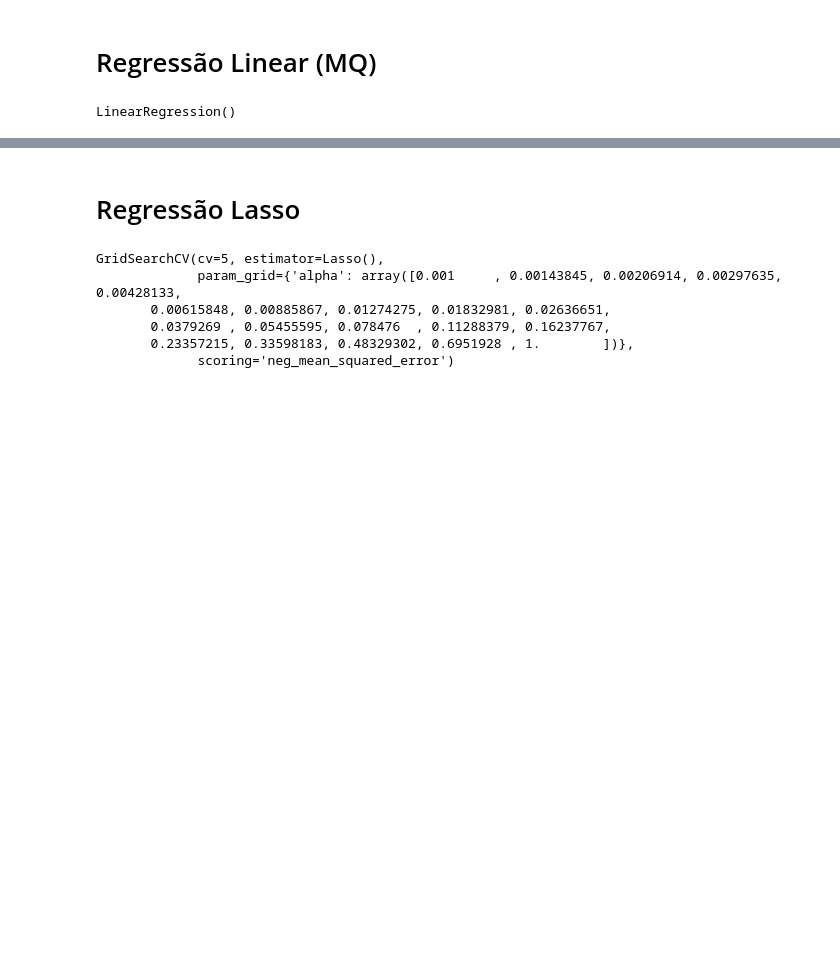
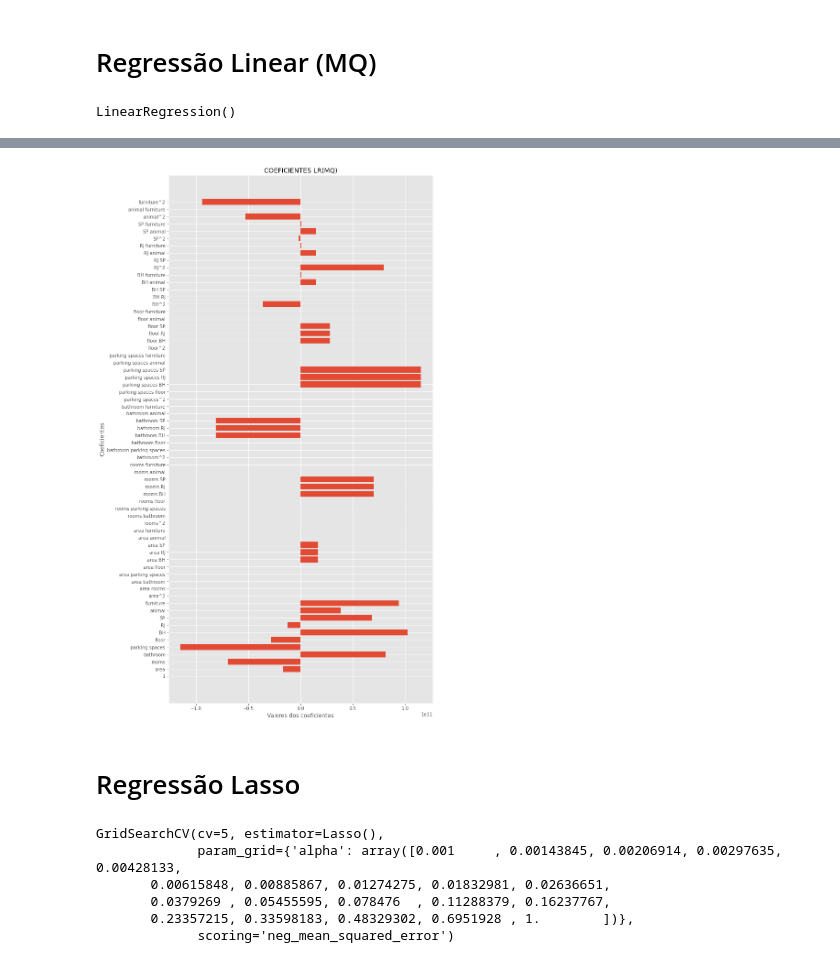
Before and after one commit to escobar-felipe/ML-ufscar, a Jupyter notebook: Lista_01.ipynb, the cells around one changed output, grey strips where cells are left out. Saved outputs shown, nothing was run; the diff lists cells and outputs as text; code cells hidden in the pictures; blank space fills up the shorter version.

```diff
--- a/Lista_01.ipynb
+++ b/Lista_01.ipynb
@@ -655,0 +640,2 @@ pd.DataFrame(x_all_train)
+# %%
+dfPoly = pd.DataFrame(x_all_train,columns=poly.get_feature_names(df_transf.columns))
@@ -671,3 +673,15 @@ LR_all.n_features_in_
+# %%
+coeff_df_lr_all = pd.DataFrame(LR_all.coef_,dfPoly.columns,columns=['Coefficient'])
+# %%
+fig = plt.figure(figsize=(8, 16))
+ax = fig.add_axes([0,0,1,1])
+plt.xlabel("Valores dos coeficientes")
+plt.ylabel("Coeficientes")
+plt.title('COEFICIENTES LR(MQ)')
+ax.barh(coeff_df_lr_all.index,coeff_df_lr_all['Coefficient'])
+plt.show()
+# %% [output]
+[figure, added]
 # %% [markdown]
 # Regressão Lasso
 # %%
```
Also changed, not shown: parts of 19 cells of this notebook.
